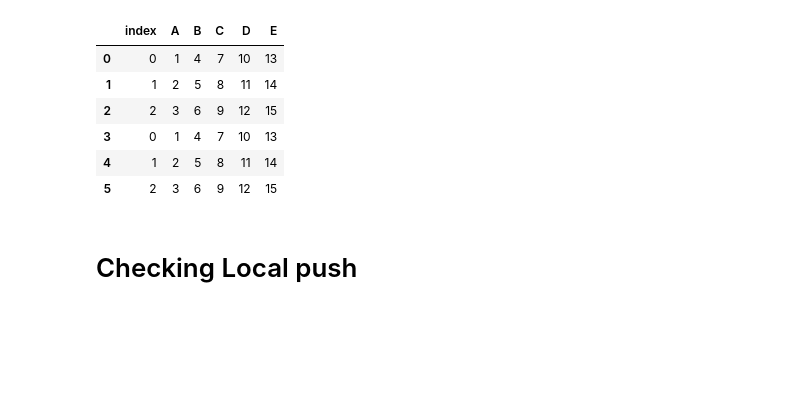
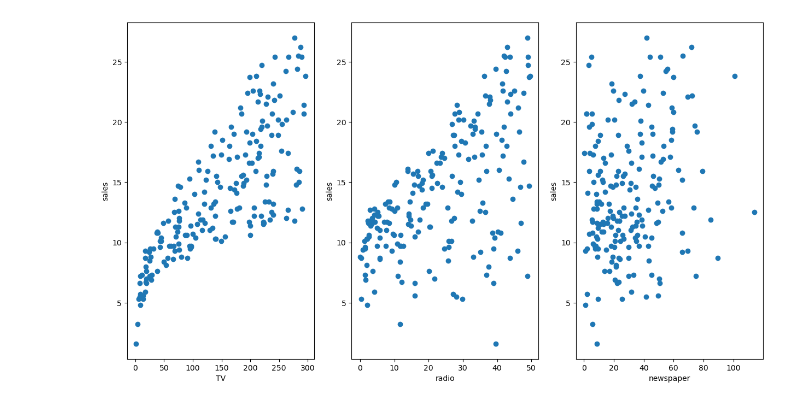
Before and after one commit to Pranavgupta123/Data-Science, a Jupyter notebook: Linear-Regression/Advertising.ipynb, the cells around one changed output. Cells and saved outputs as stored; diff of their text form; code cells hidden in the pictures; blank space fills up the shorter version.

```diff
--- a/Linear-Regression/Advertising.ipynb
+++ b/Linear-Regression/Advertising.ipynb
@@ -3,27 +0,0 @@ import pandas as pd
-# %%
-df1=pd.DataFrame({
-    'A': [1, 2, 3],
-    'B': [4, 5, 6],
-    'C': [7, 8, 9],
-    'D': [10, 11, 12],
-    'E': [13, 14, 15],
-})
-df2=pd.DataFrame({
-    'A': [1, 2, 3],
-    'B': [4, 5, 6],
-    'C': [7, 8, 9],
-    'D': [10, 11, 12],
-    'E': [13, 14, 15],
-})
-
-pd.concat([df1,df2]).reset_index()
-# %% [output]
-|  | index | A | B | C | D | E |
-| 0 | 0 | 1 | 4 | 7 | 10 | 13 |
-| 1 | 1 | 2 | 5 | 8 | 11 | 14 |
-| 2 | 2 | 3 | 6 | 9 | 12 | 15 |
-| 3 | 0 | 1 | 4 | 7 | 10 | 13 |
-| 4 | 1 | 2 | 5 | 8 | 11 | 14 |
-| 5 | 2 | 3 | 6 | 9 | 12 | 15 |
-# %% [markdown]
-# Checking Local push
@@ -29,0 +6,11 @@ pd.concat([df1,df2]).reset_index()
+# %%
+df=pd.read_csv('/Users/pranav/Desktop/Coding/Data-Science/DATA/Advertising.csv')
+
+plt.figure(figsize=(15,8))
+for i in range(len(df.columns[:-1])):
+    plt.subplot(1,3,i+1)
+    plt.xlabel(df.columns[i])
+    plt.ylabel('sales')
+    plt.scatter(df[df.columns[i]],df['sales'])
+# %% [output]
+[figure, added]
```
Also changed, not shown: parts of 10 cells of this notebook, 32 other files.
